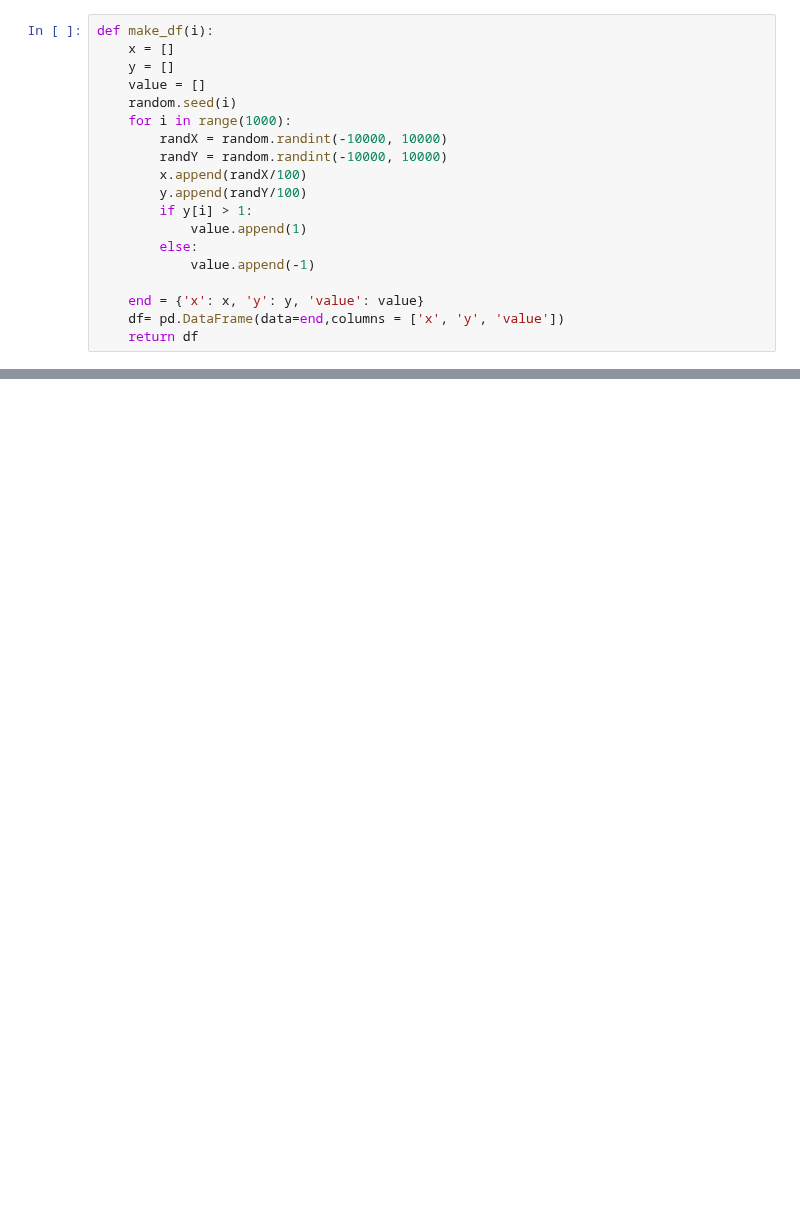
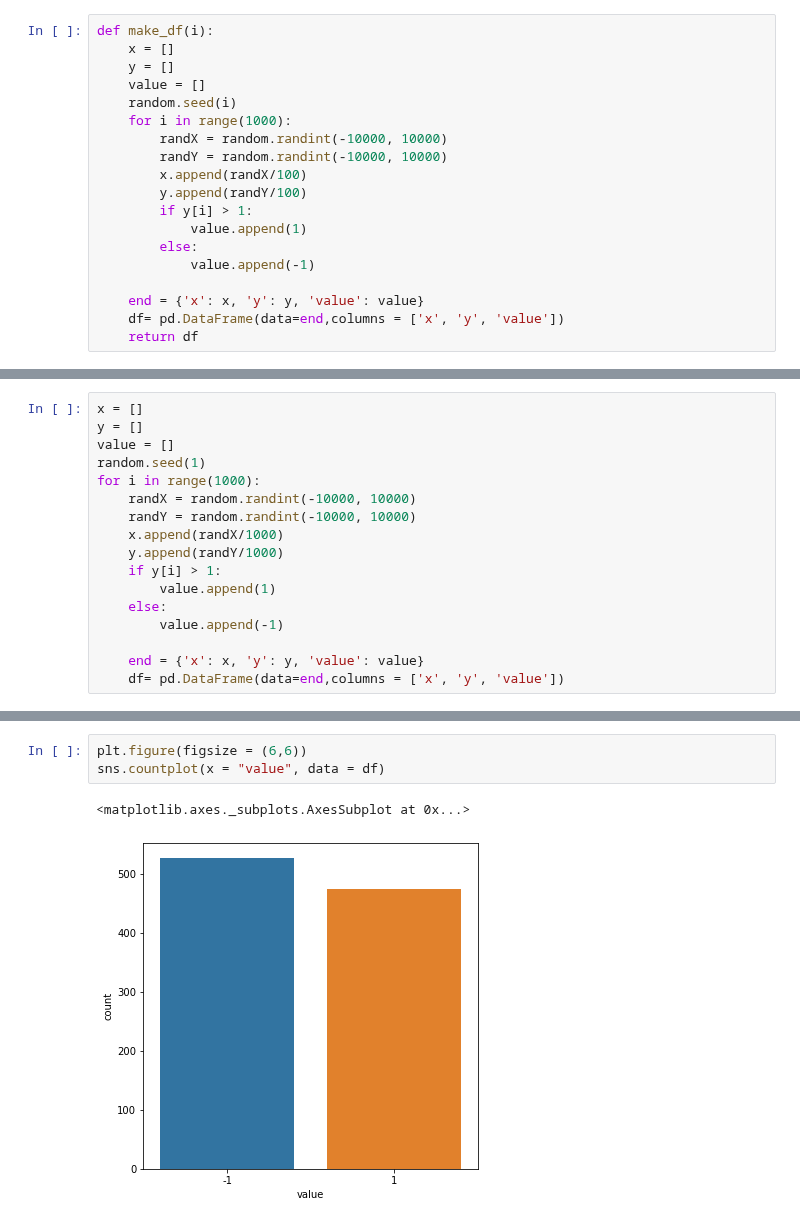
Before and after one commit to TaliaSeada/NeuroComputation_firstProject, a Jupyter notebook: NeuroComputation_1.ipynb, the cells around one changed output, grey strips where cells are left out. Saved outputs shown, nothing was run; the diff lists cells and outputs as text; blank space fills up the shorter version.

Commit message:
added a plot

```diff
--- a/NeuroComputation_1.ipynb
+++ b/NeuroComputation_1.ipynb
@@ -260,0 +263,17 @@ min= 0.847 max= 0.9 avg= 0.8766900000000001
+# %%
+x = []
+y = []
+value = []
+random.seed(1)
+for i in range(1000):
+    randX = random.randint(-10000, 10000)
+    randY = random.randint(-10000, 10000)
+    x.append(randX/1000)
+    y.append(randY/1000)
+    if y[i] > 1:
+        value.append(1)
+    else:
+        value.append(-1)
+
+    end = {'x': x, 'y': y, 'value': value}
+    df= pd.DataFrame(data=end,columns = ['x', 'y', 'value'])
@@ -260,0 +296,6 @@ min= 0.847 max= 0.9 avg= 0.8766900000000001
+# %%
+plt.figure(figsize = (6,6))
+sns.countplot(x = "value", data = df)
+# %% [output]
+<matplotlib.axes._subplots.AxesSubplot at 0x...>
+[figure, added]
```
Also changed, not shown: parts of 28 cells of this notebook.
